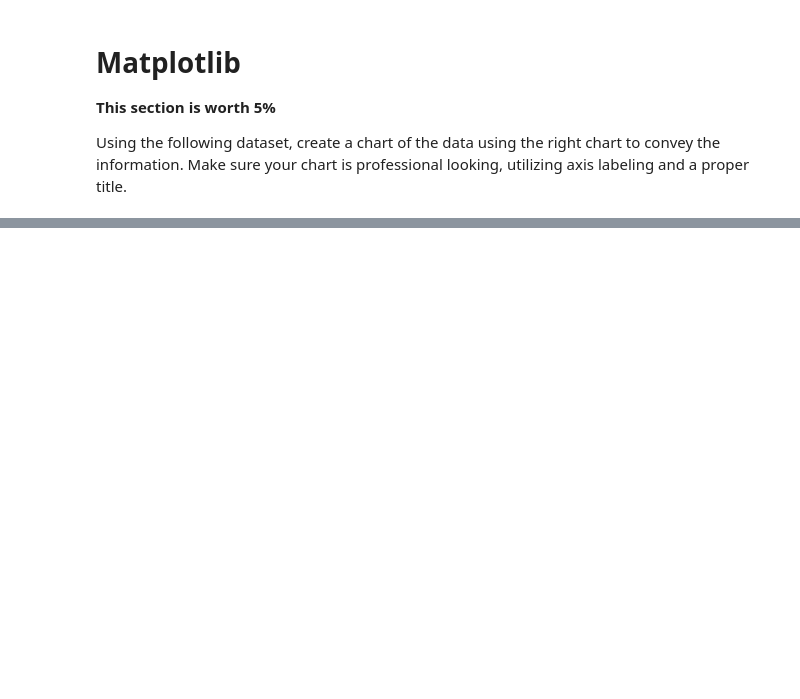
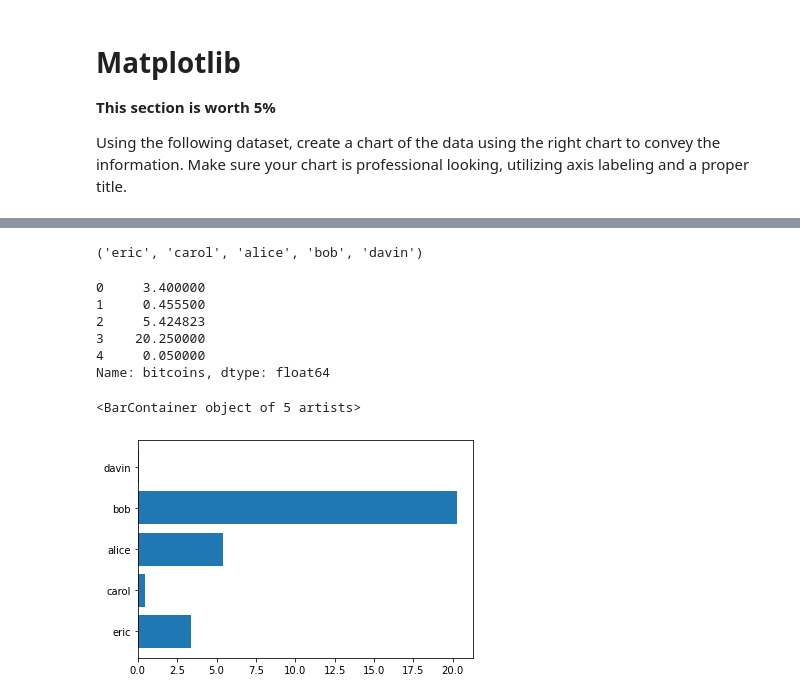
Before and after one commit to clarimayo/Jupyter_notebooks, a Jupyter notebook: Assessment 2 Study Materials/phase-2-practice-assessment.ipynb, the cells around one changed output, grey strips where cells are left out. Cells and saved outputs as stored; diff of their text form; code cells hidden in the pictures; blank space fills up the shorter version.

```diff
--- a/Assessment 2 Study Materials/phase-2-practice-assessment.ipynb
+++ b/Assessment 2 Study Materials/phase-2-practice-assessment.ipynb
@@ -197,0 +403,22 @@ df.head()
+# %%
+names = tuple([i for i in df["name"].value_counts().keys()])[:10]
+names
+# %% [output]
+('eric', 'carol', 'alice', 'bob', 'davin')
+# %%
+bitcoins = df['bitcoins']
+dates = df["year"]
+# %% [output]
+0     3.400000
+1     0.455500
+2     5.424823
+3    20.250000
+4     0.050000
+Name: bitcoins, dtype: float64
+# %%
+fig, ax = plt.subplots()
+
+ax.barh(names, values) # who has more bitcoins
+# %% [output]
+<BarContainer object of 5 artists>
+[figure, added]
```
Also changed, not shown: parts of 35 cells of this notebook, 1 other file.
